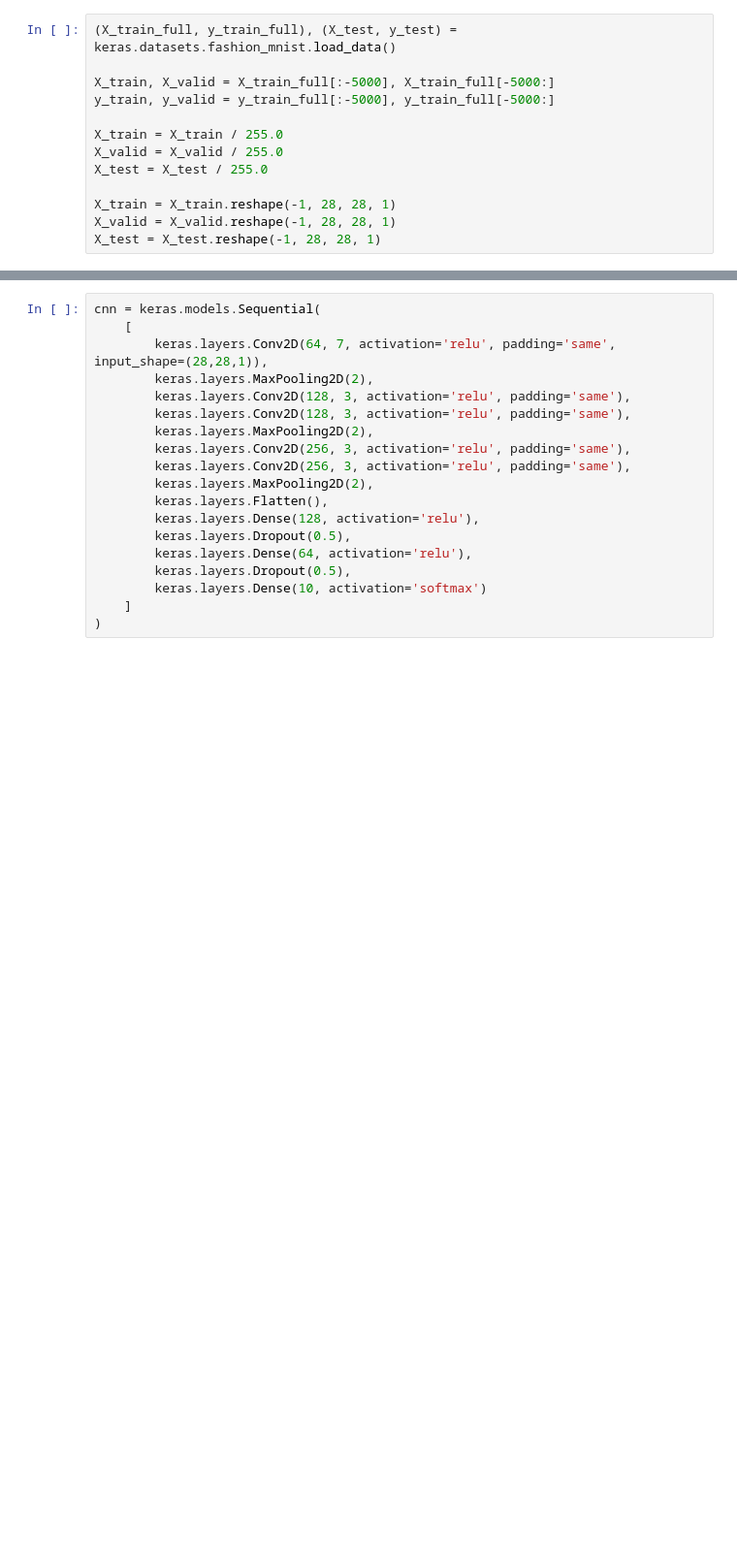
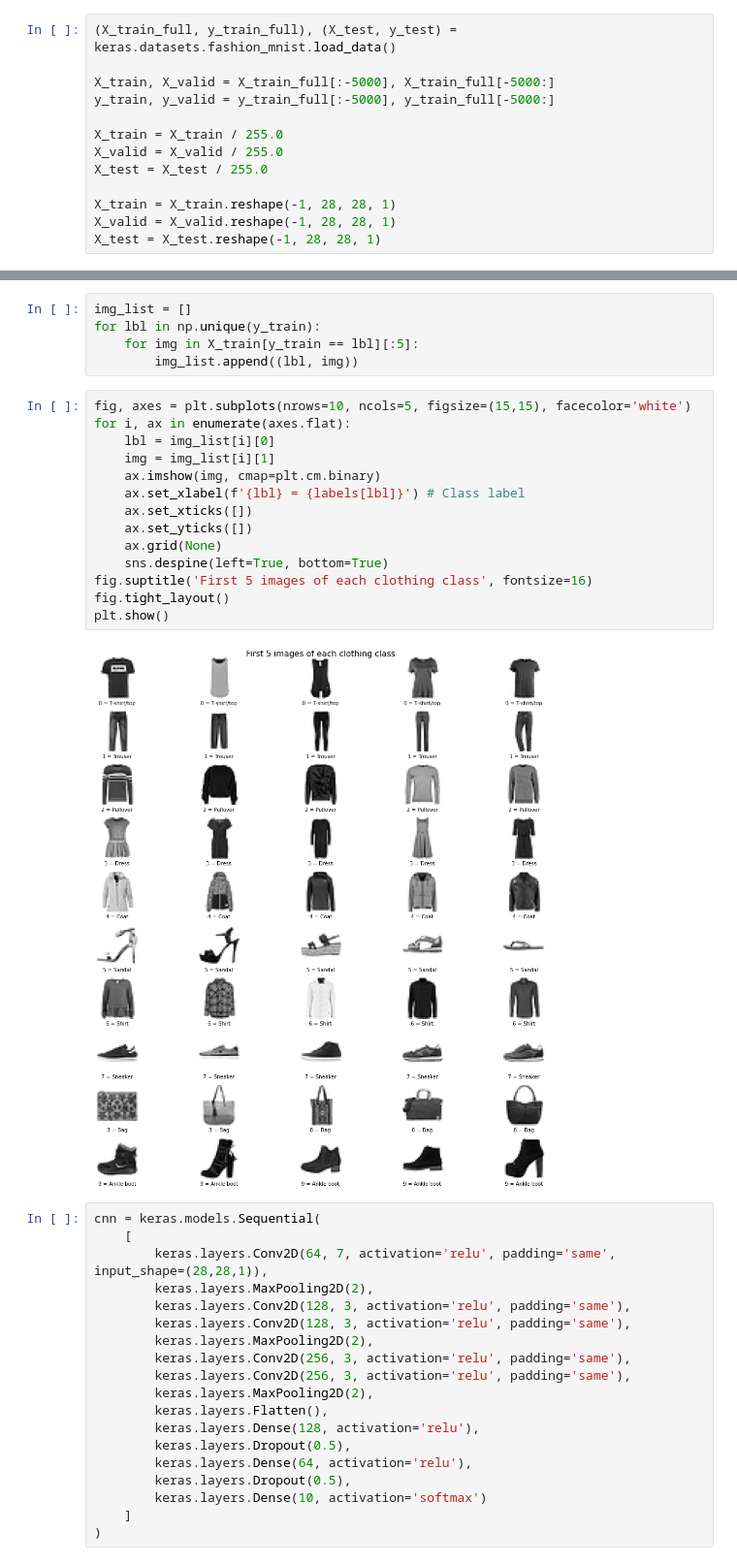
Before and after one commit to jonathanhild/notebooks, a Jupyter notebook: algo_deep_cnn.ipynb, the cells around one changed output, grey strips where cells are left out. Shown at 97% size. Cells and saved outputs as stored; diff of their text form; blank space fills up the shorter version.

Commit message:
add image plot and early stopping

```diff
--- a/algo_deep_cnn.ipynb
+++ b/algo_deep_cnn.ipynb
@@ -97,3 +112,24 @@ X_test = X_test.reshape(-1, 28, 28, 1)
+# %%
+img_list = []
+for lbl in np.unique(y_train):
+    for img in X_train[y_train == lbl][:5]:
+        img_list.append((lbl, img))
+# %%
+fig, axes = plt.subplots(nrows=10, ncols=5, figsize=(15,15), facecolor='white')
+for i, ax in enumerate(axes.flat):
+    lbl = img_list[i][0]
+    img = img_list[i][1]
+    ax.imshow(img, cmap=plt.cm.binary)
+    ax.set_xlabel(f'{lbl} = {labels[lbl]}') # Class label
+    ax.set_xticks([])
+    ax.set_yticks([])
+    ax.grid(None)
+    sns.despine(left=True, bottom=True)
+fig.suptitle('First 5 images of each clothing class', fontsize=16)
+fig.tight_layout()
+plt.show()
+# %% [output]
+[figure, added]
 # %%
 cnn = keras.models.Sequential(
     [
```
Also changed, not shown: parts of 3 cells of this notebook.
